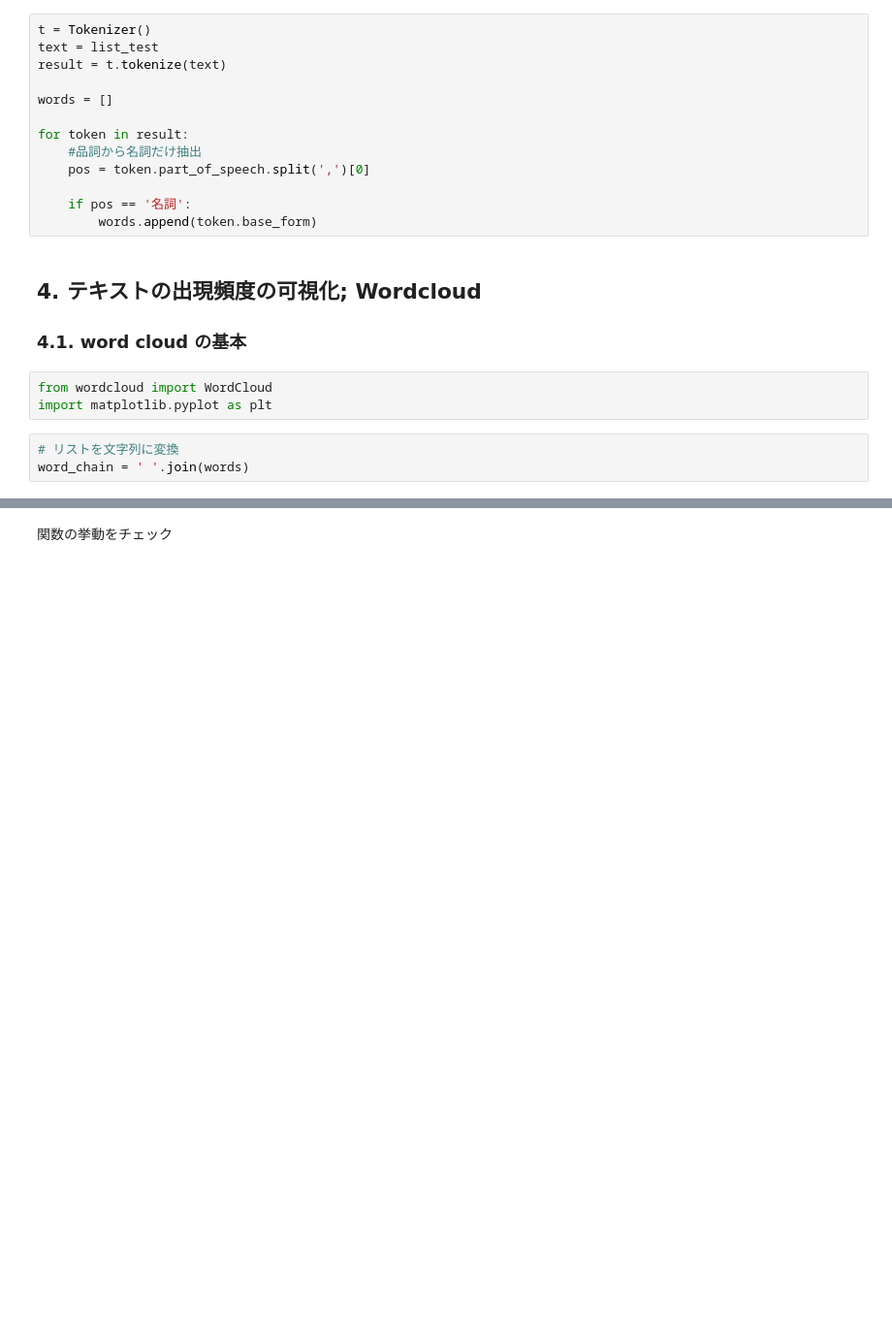
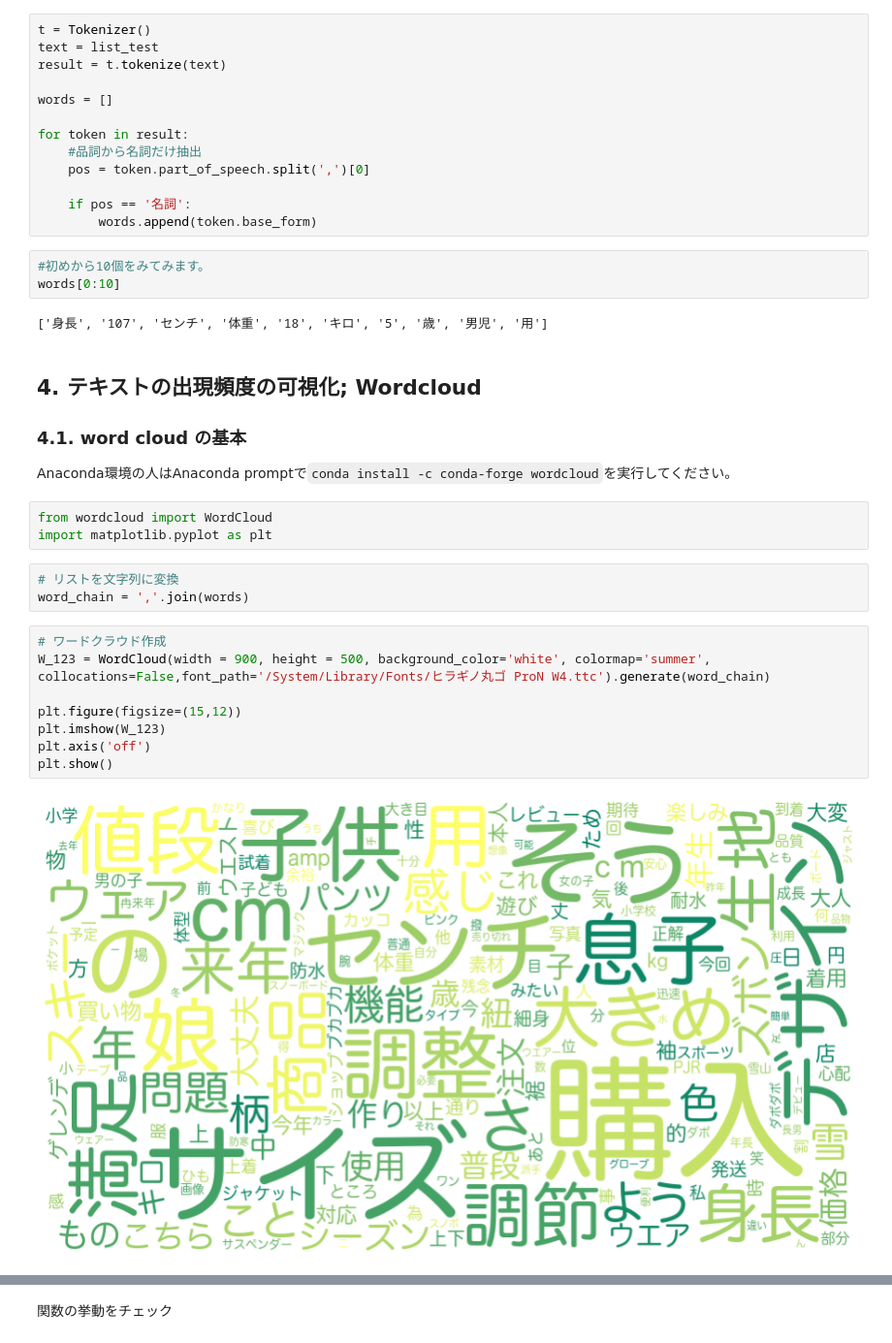
Before and after one commit to TomoyaOzawa-DA/Datact, a Jupyter notebook: TextMining/TextMining.ipynb, the cells around one changed output, grey strips where cells are left out. Shown at 97% size. Saved outputs shown, nothing was run; the diff lists cells and outputs as text; blank space fills up the shorter version.

```diff
--- a/TextMining/TextMining.ipynb
+++ b/TextMining/TextMining.ipynb
@@ -209,12 +303,28 @@ for token in result:
 
     if pos == '名詞':
         words.append(token.base_form)
+# %%
+#初めから10個をみてみます。
+words[0:10]
+# %% [output]
+['身長', '107', 'センチ', '体重', '18', 'キロ', '5', '歳', '男児', '用']
 # %% [markdown]
 ## 4. テキストの出現頻度の可視化; Wordcloud<a class="anchor" id="third-bullet"></a>
 ### 4.1. word cloud の基本
+Anaconda環境の人はAnaconda promptで`conda install -c conda-forge wordcloud`を実行してください。
 # %%
 from wordcloud import WordCloud
 import matplotlib.pyplot as plt
 # %%
 # リストを文字列に変換
-word_chain = ' '.join(words)
+word_chain = ','.join(words)
+# %%
+# ワードクラウド作成
+W_123 = WordCloud(width = 900, height = 500, background_color='white', colormap='summer', collocations=False,font_path='/System/Library/Fonts/ヒラギノ丸ゴ ProN W4.ttc').generate(word_chain)
+
+plt.figure(figsize=(15,12))
+plt.imshow(W_123)
+plt.axis('off')
+plt.show()
+# %% [output]
+[figure, added]
```
Also changed, not shown: parts of 64 cells of this notebook, 1 other file.
